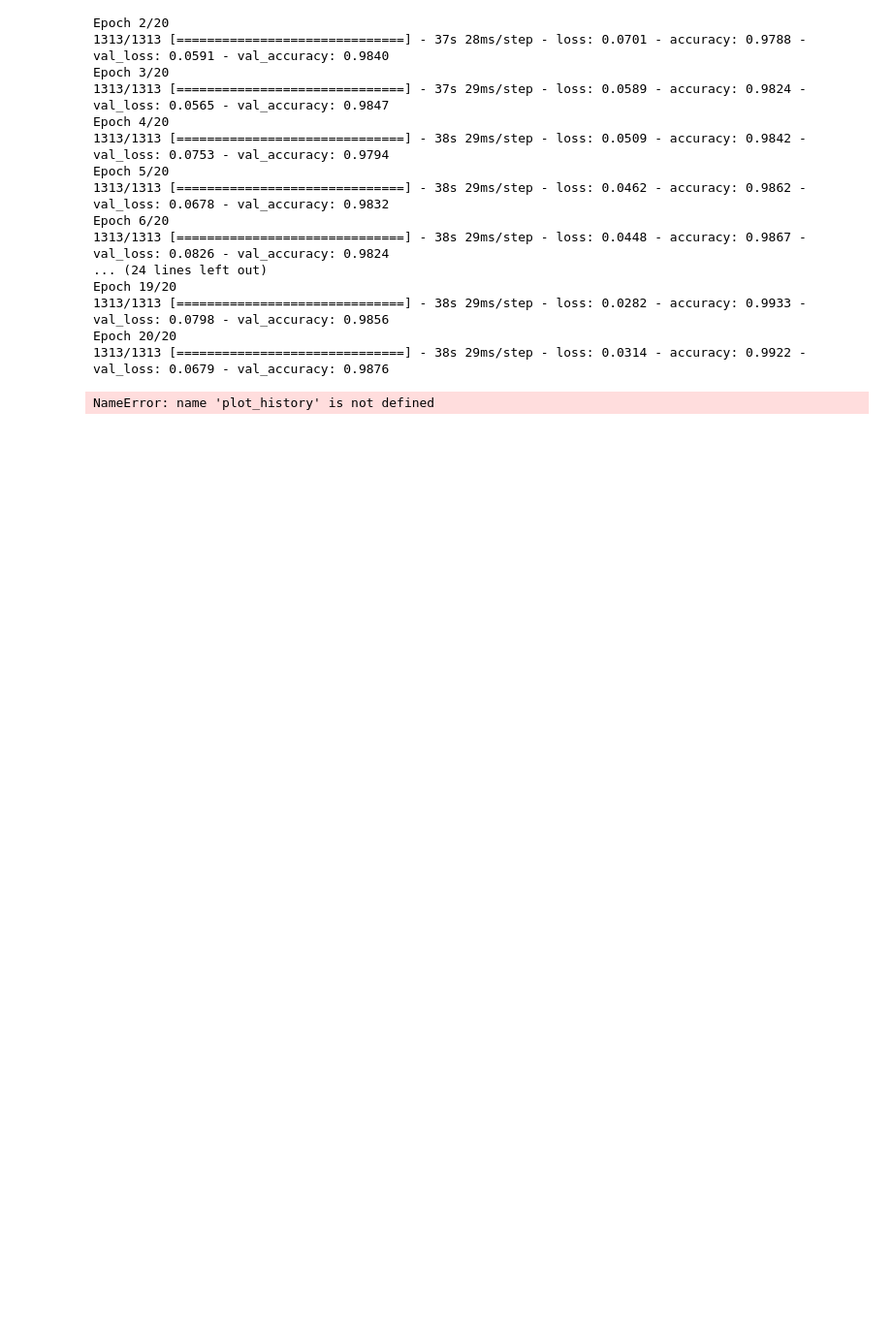
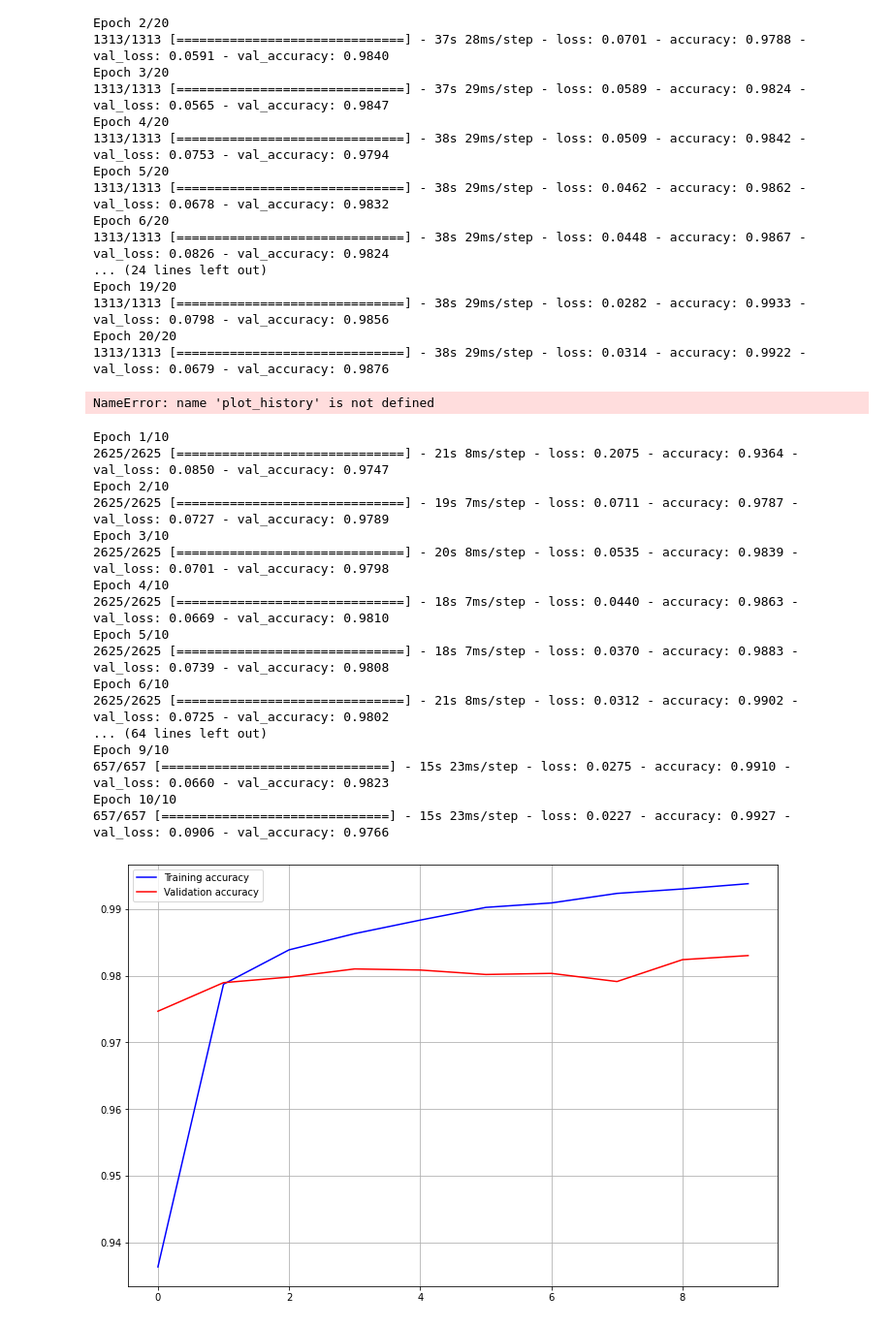
Before and after one commit to mallen-11/math-problem-solver, a Jupyter notebook: Notebooks/SimpleCNN.ipynb, the cells around one changed output. Shown at 97% size. Drawn from its saved outputs; the diff is of its cells as text; code cells hidden in the pictures; blank space fills up the shorter version.

```diff
--- a/Notebooks/SimpleCNN.ipynb
+++ b/Notebooks/SimpleCNN.ipynb
@@ -361,3 +345,25 @@ Epoch 19/20
 Epoch 20/20
 1313/1313 [==============================] - 38s 29ms/step - loss: 0.0314 - accuracy: 0.9922 - val_loss: 0.0679 - val_accuracy: 0.9876
 NameError: name 'plot_history' is not defined
+# %%
+for i in range(16,65,16):
+    build_model(dense_layers=2, dense_hidden_units=[10,10], conv_layers=3, pool_layers=3, epochs=10, batch_size=i, X_train=X_train, y_train=y_train)
+# %% [output]
+Epoch 1/10
+2625/2625 [==============================] - 21s 8ms/step - loss: 0.2075 - accuracy: 0.9364 - val_loss: 0.0850 - val_accuracy: 0.9747
+Epoch 2/10
+2625/2625 [==============================] - 19s 7ms/step - loss: 0.0711 - accuracy: 0.9787 - val_loss: 0.0727 - val_accuracy: 0.9789
+Epoch 3/10
+2625/2625 [==============================] - 20s 8ms/step - loss: 0.0535 - accuracy: 0.9839 - val_loss: 0.0701 - val_accuracy: 0.9798
+Epoch 4/10
+2625/2625 [==============================] - 18s 7ms/step - loss: 0.0440 - accuracy: 0.9863 - val_loss: 0.0669 - val_accuracy: 0.9810
+Epoch 5/10
+2625/2625 [==============================] - 18s 7ms/step - loss: 0.0370 - accuracy: 0.9883 - val_loss: 0.0739 - val_accuracy: 0.9808
+Epoch 6/10
+2625/2625 [==============================] - 21s 8ms/step - loss: 0.0312 - accuracy: 0.9902 - val_loss: 0.0725 - val_accuracy: 0.9802
+... (64 lines left out)
+Epoch 9/10
+657/657 [==============================] - 15s 23ms/step - loss: 0.0275 - accuracy: 0.9910 - val_loss: 0.0660 - val_accuracy: 0.9823
+Epoch 10/10
+657/657 [==============================] - 15s 23ms/step - loss: 0.0227 - accuracy: 0.9927 - val_loss: 0.0906 - val_accuracy: 0.9766
+[figure, added]
```
Also changed, not shown: parts of 2 cells of this notebook.
